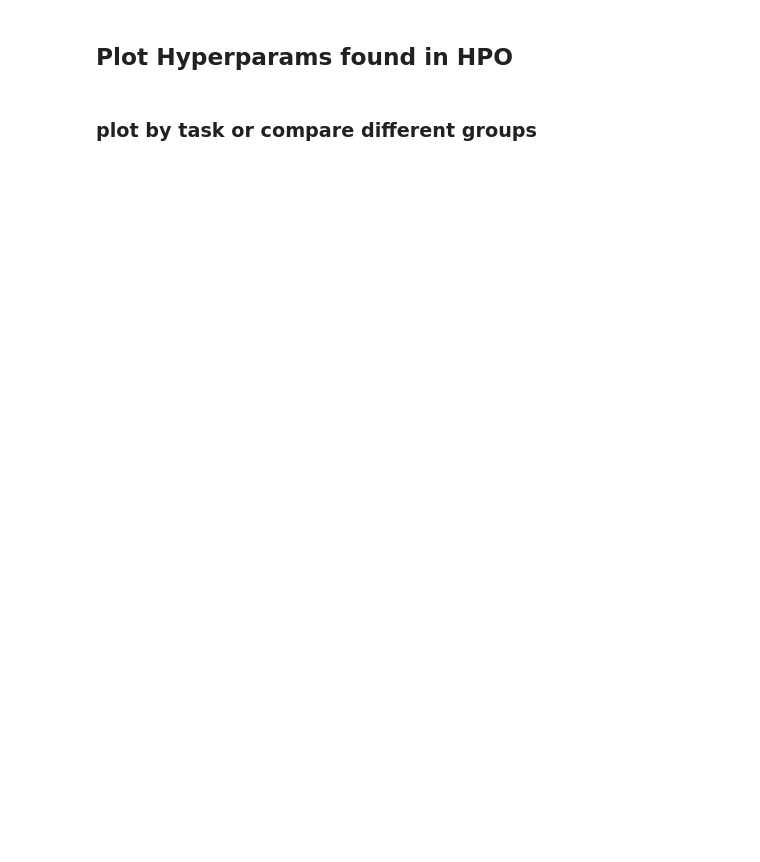
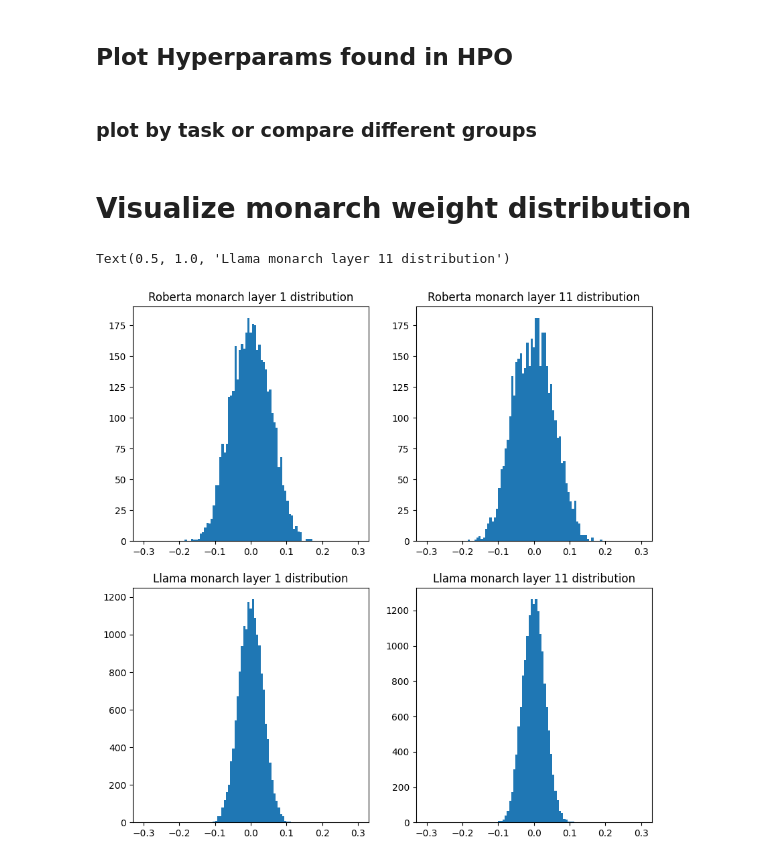
Before and after one commit to SprocketLab/sparse_matrix_fine_tuning, a Jupyter notebook: show_hp.ipynb, the cells around one changed output. Drawn from its saved outputs; the diff is of its cells as text; code cells hidden in the pictures; blank space fills up the shorter version.

```diff
--- a/show_hp.ipynb
+++ b/show_hp.ipynb
@@ -43,8 +41,3 @@ plt.show()
-# %%
-import torch
-import safetensors
-cola_weights = torch.load("results/monarch_roberta_glue/cola/dense rank 4/checkpoint-5250")
-llama_alpaca_weights = safetensors.torch.load("results/llama_mmlu/checkpoint-1683/pytorch_model-00001-of-00002.bin")
 # %% [markdown]
 ## Plot Hyperparams found in HPO
 # %%
@@ -60,3 +53,37 @@ for tune_group in tune_groups:
     hp_groups[tune_group] = jsons
 # %% [markdown]
 ### plot by task or compare different groups
+# %% [markdown]
+# Visualize monarch weight distribution
+# %%
+import torch
+from safetensors import safe_open
+import matplotlib.pyplot as plt
+import numpy as np
+plt.figure(figsize=(10, 10))
+nbins = 100
+max_val = 0.3
+with safe_open("results/monarch_roberta_glue/cola/default/checkpoint-7800/model.safetensors", framework="pt", device="cpu") as f:
+    plt.subplot(2, 2, 1)
+    weights = f.get_tensor("roberta.encoder.layer.0.attention.self.query.blkdiag1").cpu().flatten().numpy()
+    plt.hist(weights, bins=np.linspace(-max_val, max_val, nbins))
+    plt.title("Roberta monarch layer 1 distribution")
+
+    plt.subplot(2, 2, 2)
+    weights = f.get_tensor("roberta.encoder.layer.11.attention.self.query.blkdiag1").cpu().flatten().numpy()
+    plt.hist(weights, bins=np.linspace(-max_val, max_val, nbins))
+    plt.title("Roberta monarch layer 11 distribution")
+
+plt.subplot(2, 2, 3)
+llama_weights = torch.load("results/llama_mmlu/checkpoint-1683/pytorch_model-00001-of-00002.bin", map_location="cpu")
+weights = llama_weights["model.layers.1.self_attn.q_proj.blkdiag1"].cpu().flatten().numpy()
+plt.hist(weights, bins=np.linspace(-max_val, max_val, nbins))
+plt.title("Llama monarch layer 1 distribution")
+
+plt.subplot(2, 2, 4)
+weights = llama_weights["model.layers.11.self_attn.q_proj.blkdiag1"].cpu().flatten().numpy()
+plt.hist(weights, bins=np.linspace(-max_val, max_val, nbins))
+plt.title("Llama monarch layer 11 distribution")
+# %% [output]
+Text(0.5, 1.0, 'Llama monarch layer 11 distribution')
+[figure, added]
```
Also changed, not shown: parts of 2 cells of this notebook, 18 other files.
